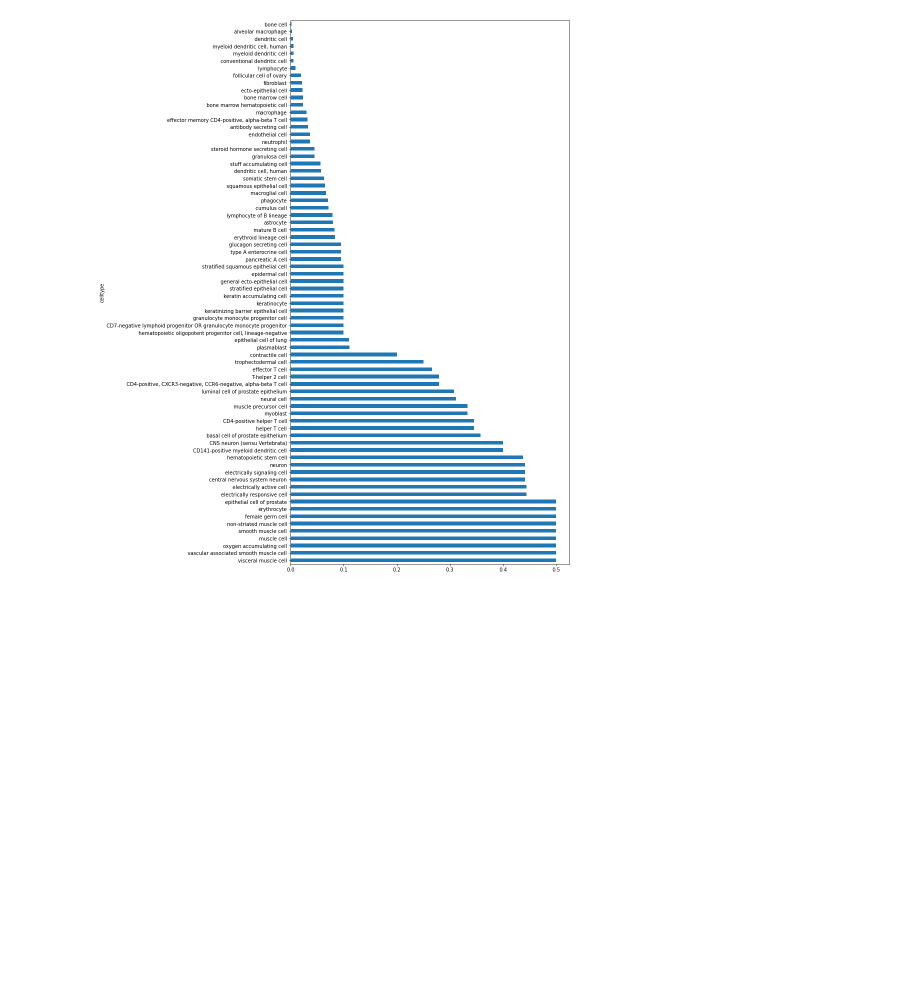
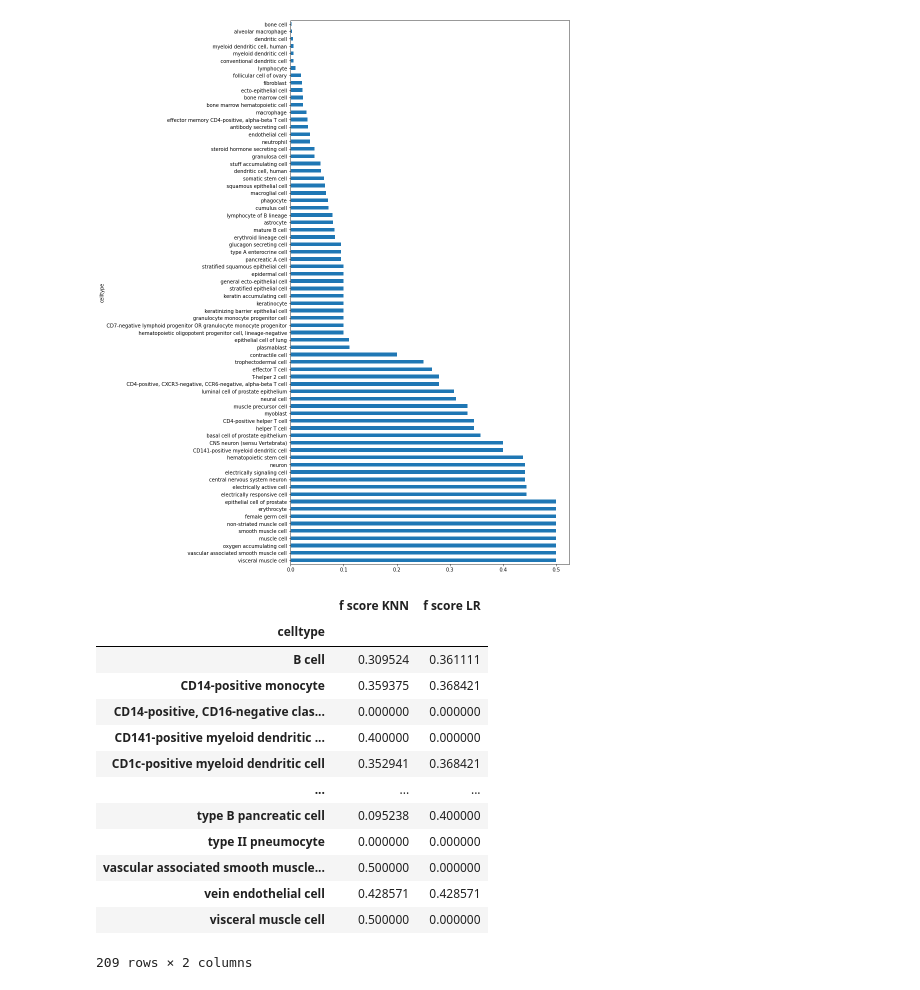
Before and after one commit to Bishop-Laboratory/autoPLIER-analysis, a Jupyter notebook: analysis/EDA_Julian/Logistic Regression LR KNN comparison.ipynb, the cells around one changed output. Cells and saved outputs as stored; diff of their text form; code cells hidden in the pictures; blank space fills up the shorter version.

```diff
--- a/analysis/EDA_Julian/Logistic Regression LR KNN comparison.ipynb
+++ b/analysis/EDA_Julian/Logistic Regression LR KNN comparison.ipynb
@@ -431,0 +442,20 @@ diff.plot.barh(figsize=(10,20))
+# %%
+df = pd.concat([f_KNN,f_LR], axis=1)
+df.columns = ["f score KNN","f score LR"]
+df.index = index
+df
+# %% [output]
+|  | f score KNN | f score LR |
+| celltype |  |  |
+| B cell | 0.309524 | 0.361111 |
+| CD14-positive monocyte | 0.359375 | 0.368421 |
+| CD14-positive, CD16-negative clas... | 0.000000 | 0.000000 |
+| CD141-positive myeloid dendritic ... | 0.400000 | 0.000000 |
+| CD1c-positive myeloid dendritic cell | 0.352941 | 0.368421 |
+| ... | ... | ... |
+| type B pancreatic cell | 0.095238 | 0.400000 |
+| type II pneumocyte | 0.000000 | 0.000000 |
+| vascular associated smooth muscle... | 0.500000 | 0.000000 |
+| vein endothelial cell | 0.428571 | 0.428571 |
+| visceral muscle cell | 0.500000 | 0.000000 |
+209 rows × 2 columns
```
Also changed, not shown: parts of 6 cells of this notebook.
